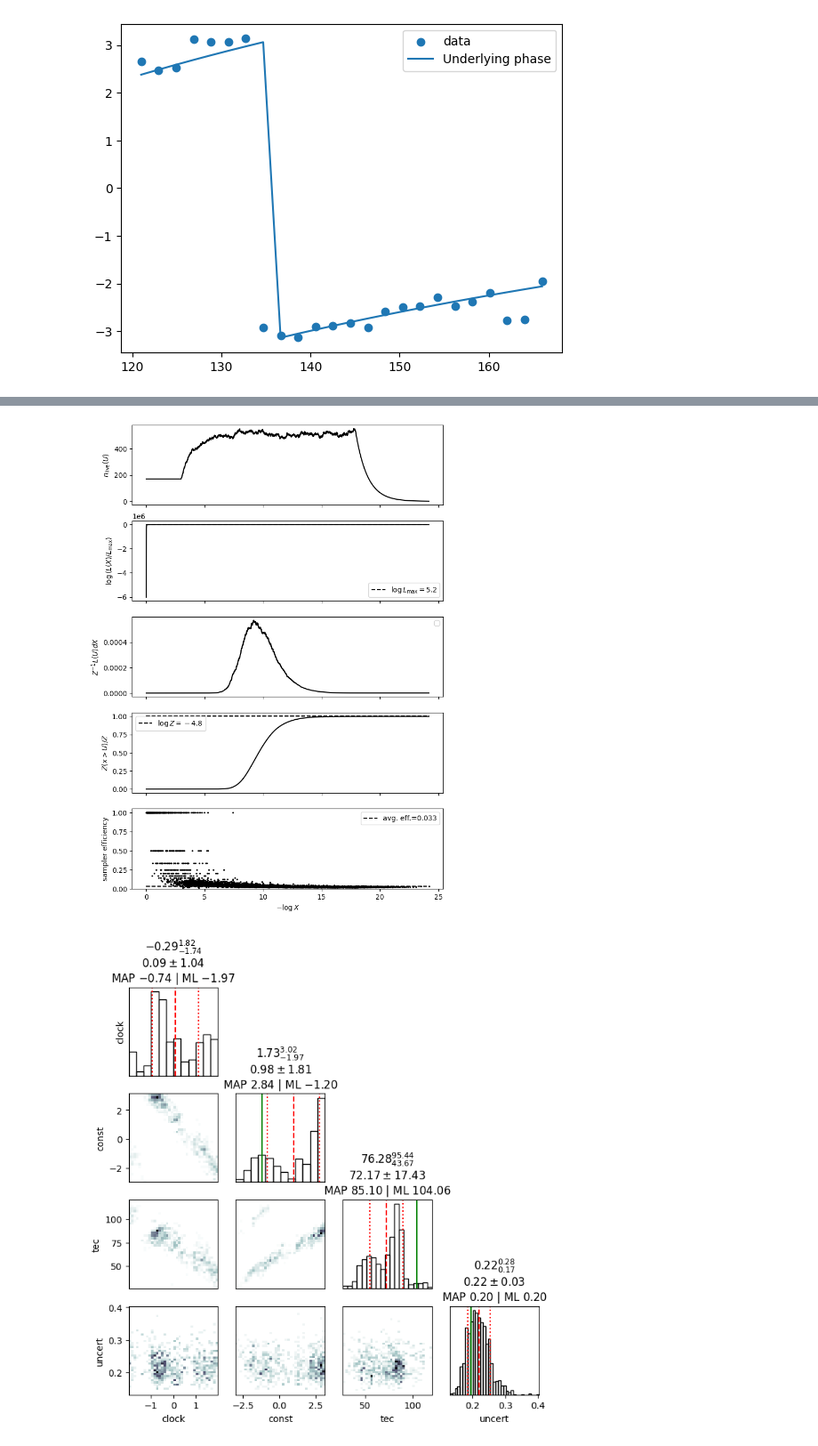
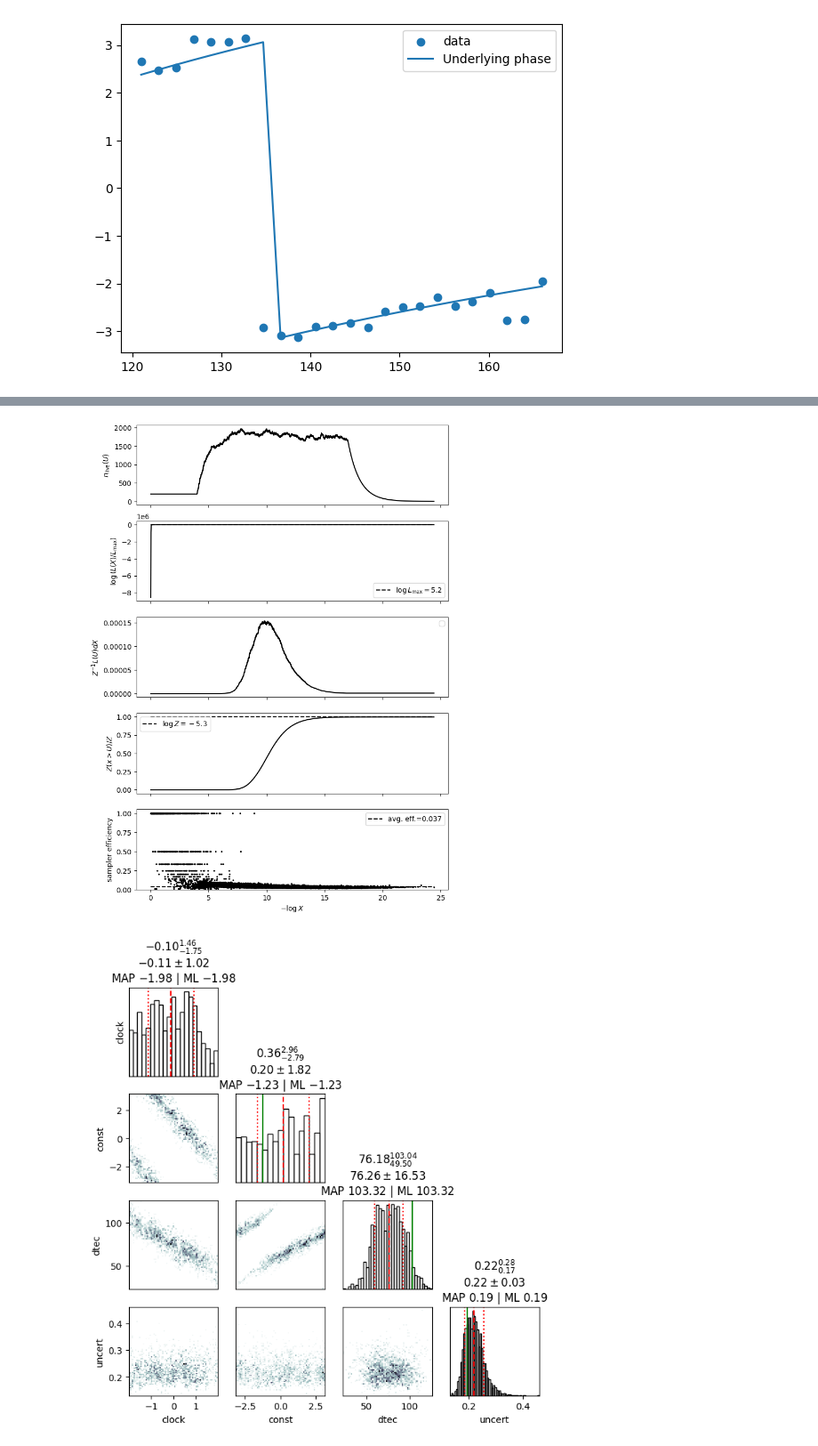
Before and after one commit to Joshuaalbert/jaxns, a Jupyter notebook: docs/examples/Jones_scalar_modelling.ipynb, the cells around one changed output, grey strips where cells are left out. Shown: that part at 89% size. Cells and saved outputs as stored; diff of their text form; code cells hidden in the pictures.

```diff
--- a/docs/examples/Jones_scalar_modelling.ipynb
+++ b/docs/examples/Jones_scalar_modelling.ipynb
@@ -96,14 +94,14 @@ def log_normal(x, mean, scale):
     return -0.5 * jnp.log(2. * jnp.pi) - jnp.log(scale) - 0.5 * dx * dx
 
 
-def log_likelihood(tec, const, clock, uncert):
-    phase = tec * (TEC_CONV / freqs) + const + clock * (CLOCK_CONV * freqs)
+def log_likelihood(dtec, const, clock, uncert):
+    phase = dtec * (TEC_CONV / freqs) + const + clock * (CLOCK_CONV * freqs)
     logL = log_normal(wrap(wrap(phase) - wrap(phase_obs)), 0., uncert)
     return jnp.sum(logL)
 
 
 def prior_model():
-    tec = yield Prior(tfpd.Cauchy(0., 100.), name='tec')
+    tec = yield Prior(tfpd.Uniform(-300, 300.), name='dtec')
     const = yield Prior(tfpd.Uniform(-jnp.pi, jnp.pi), name='const')
     clock = yield Prior(tfpd.Uniform(-2., 2.), name='clock')
     uncert = yield Prior(tfpd.HalfNormal(0.5), name='uncert')
@@ -116,5 +114,5 @@ model = Model(prior_model=prior_model, log_likelihood=log_likelihood)
 model.sanity_check(random.PRNGKey(0), S=100)
 
 log_Z_true = bruteforce_evidence(model=model, S=80)
-print(f"True log(Z)={log_Z_true}")
+print(f"Approx. log(Z)={log_Z_true}")  # Unsure if this grid is sufficient to get a good estimate of the evidence.
 # %% [output]
@@ -124,10 +122,10 @@ True log(Z)=-4.638492584228516
 # %%
-
+import jax
 
 # Create the nested sampler class. In this case without any tuning.
-ns = exact_ns = DefaultNestedSampler(model=model, num_live_points=model.U_ndims * 128, max_samples=1e5)
+ns = DefaultNestedSampler(model=model, s=10, k=8, c=model.U_ndims * 50, max_samples=1e5)
 
-termination_reason, state = exact_ns(random.PRNGKey(42))
-results = exact_ns.to_results(termination_reason=termination_reason, state=state)
+termination_reason, state = jax.jit(ns)(random.PRNGKey(432345987))
+results = ns.to_results(termination_reason=termination_reason, state=state)
 # %%
 # We can use the summary utility to display results
@@ -152,8 +150,8 @@ uncert: 0.218 +- 0.034 | 0.177 / 0.215 / 0.262 | 0.196 | 0.196
 --------
 # %%
 # Finally let's look at the results.
-exact_ns.plot_diagnostics(results)
-exact_ns.plot_cornerplot(results)
+ns.plot_diagnostics(results)
+ns.plot_cornerplot(results)
 
 # We can see that the sampler focused more on the initial part of the enclosed prior volume when -logX < 7.5.
 # This is evident in the increased n_live points.
@@ -162,2 +160,2 @@ WARNING[2023-12-11 13:24:01,860]: No artists with labels found to put in legend.
-[figure, old version]
+[figure, new version]
-[figure, old version]
+[figure, new version]
```
Also changed, not shown: parts of 5 cells of this notebook.
